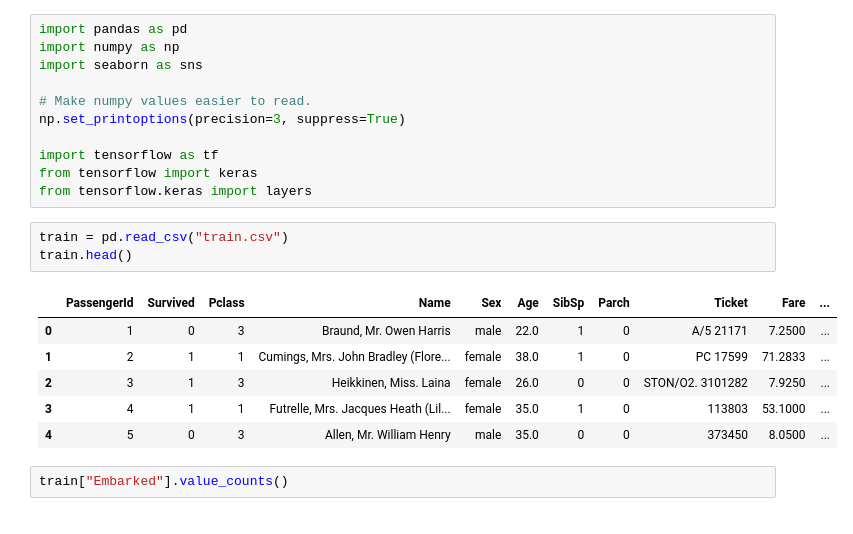
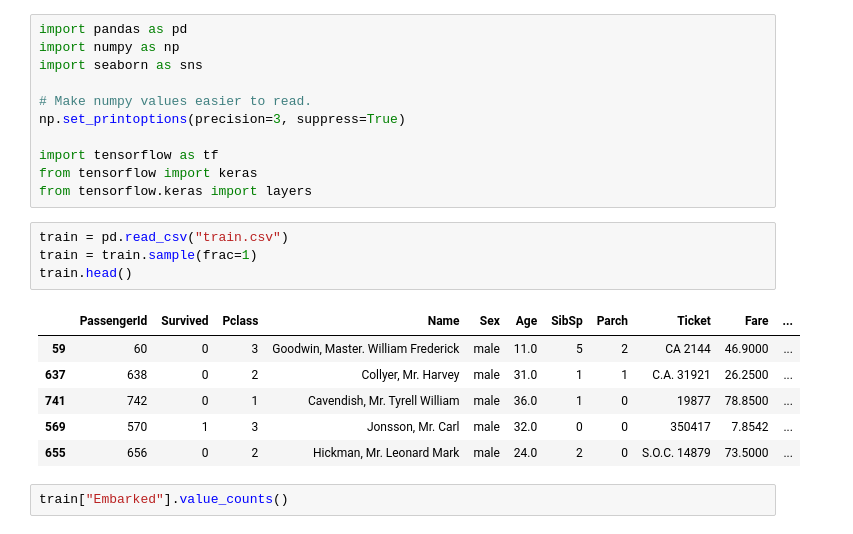
Before and after one commit to benvlasto/Deep-Learning-with-Python, a Jupyter notebook: Kaggle/Titanic/titanic-model.ipynb, the cells around one changed output. Cells and saved outputs as stored; diff of their text form.

```diff
--- a/Kaggle/Titanic/titanic-model.ipynb
+++ b/Kaggle/Titanic/titanic-model.ipynb
@@ -13,14 +13,15 @@ from tensorflow import keras
 from tensorflow.keras import layers
 # %%
 train = pd.read_csv("train.csv")
+train = train.sample(frac=1)
 train.head()
 # %% [output]
 |  | PassengerId | Survived | Pclass | Name | Sex | Age | SibSp | Parch | Ticket | Fare | ... |
-| 0 | 1 | 0 | 3 | Braund, Mr. Owen Harris | male | 22.0 | 1 | 0 | A/5 21171 | 7.2500 | ... |
-| 1 | 2 | 1 | 1 | Cumings, Mrs. John Bradley (Flore... | female | 38.0 | 1 | 0 | PC 17599 | 71.2833 | ... |
-| 2 | 3 | 1 | 3 | Heikkinen, Miss. Laina | female | 26.0 | 0 | 0 | STON/O2. 3101282 | 7.9250 | ... |
-| 3 | 4 | 1 | 1 | Futrelle, Mrs. Jacques Heath (Lil... | female | 35.0 | 1 | 0 | 113803 | 53.1000 | ... |
-| 4 | 5 | 0 | 3 | Allen, Mr. William Henry | male | 35.0 | 0 | 0 | 373450 | 8.0500 | ... |
+| 59 | 60 | 0 | 3 | Goodwin, Master. William Frederick | male | 11.0 | 5 | 2 | CA 2144 | 46.9000 | ... |
+| 637 | 638 | 0 | 2 | Collyer, Mr. Harvey | male | 31.0 | 1 | 1 | C.A. 31921 | 26.2500 | ... |
+| 741 | 742 | 0 | 1 | Cavendish, Mr. Tyrell William | male | 36.0 | 1 | 0 | 19877 | 78.8500 | ... |
+| 569 | 570 | 1 | 3 | Jonsson, Mr. Carl | male | 32.0 | 0 | 0 | 350417 | 7.8542 | ... |
+| 655 | 656 | 0 | 2 | Hickman, Mr. Leonard Mark | male | 24.0 | 2 | 0 | S.O.C. 14879 | 73.5000 | ... |
 # %%
 train["Embarked"].value_counts()
 # %% [output]
```
Also changed, not shown: parts of 3 cells of this notebook.
